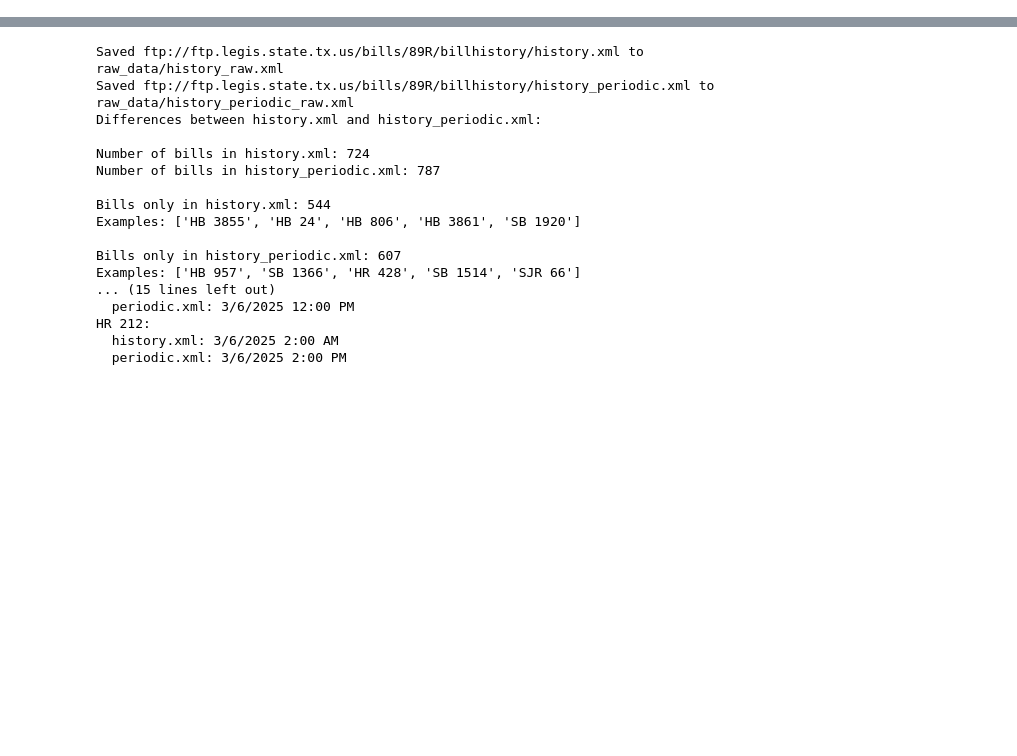
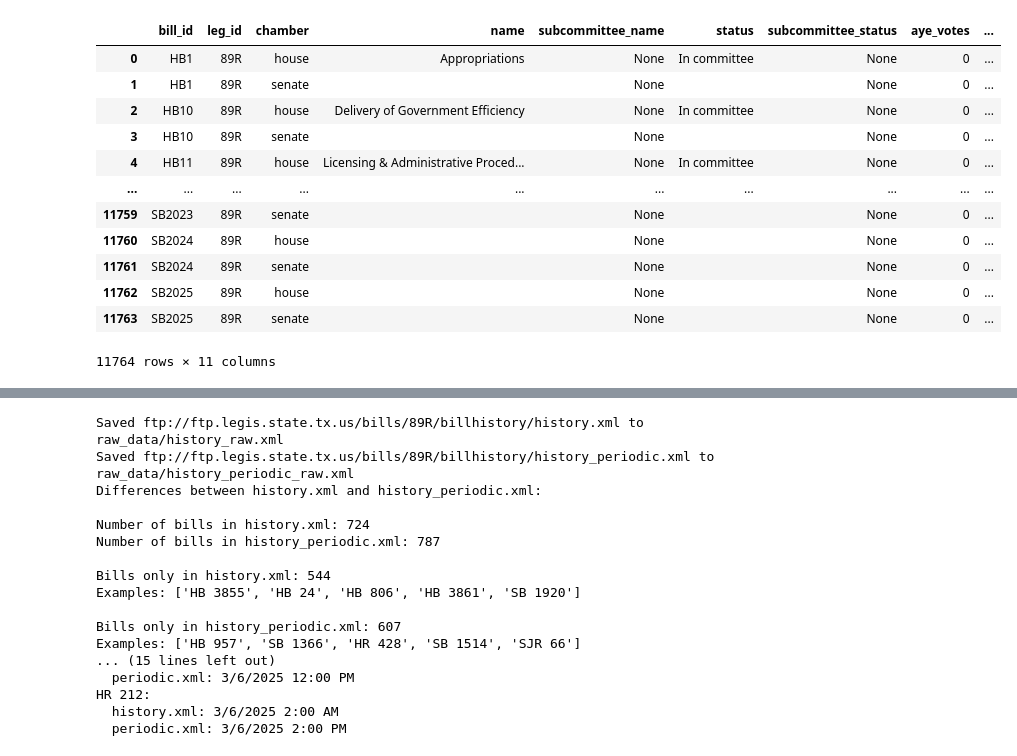
Before and after one commit to tx-spark/sparkflow, a Jupyter notebook: scraper/test_leg_api_scraper.ipynb, the cells around one changed output, grey strips where cells are left out. Saved outputs shown, nothing was run; the diff lists cells and outputs as text; code cells hidden in the pictures; blank space fills up the shorter version.

```diff
--- a/scraper/test_leg_api_scraper.ipynb
+++ b/scraper/test_leg_api_scraper.ipynb
@@ -304,0 +446,57 @@ NameError: name 'get_bill_urls' is not defined
+# %%
+def get_committees_data(raw_bills_df):
+    """
+    Extract committee data from raw bills dataframe into standardized format.
+
+    Args:
+        raw_bills_df (pd.DataFrame): DataFrame containing raw bill data
+
+    Returns:
+        pd.DataFrame: DataFrame with committee information
+    """
+    committees_data = []
+
+    for _, row in raw_bills_df.iterrows():
+        bill_id, leg_id = clean_bill_id(row['bill_id'])
+
+        # Skip if no committees
+        if not row['committees']:
+            continue
+
+        for committee in row['committees']:
+            votes = committee.get('votes', {})
+            committees_data.append({
+                'bill_id': bill_id,
+                'leg_id': leg_id,
+                'chamber': committee.get('type'),
+                'name': committee.get('name'),
+                'subcommittee_name': None,  # Not in sample data but included for schema
+                'status': committee.get('status'),
+                'subcommittee_status': None,  # Not in sample data but included for schema
+                'aye_votes': votes.get('aye', 0),
+                'nay_votes': votes.get('nay', 0),
+                'present_votes': votes.get('present_not_voting', 0),
+                'absent_votes': votes.get('absent', 0)
+            })
+
+    return pd.DataFrame(committees_data, columns=['bill_id', 'leg_id', 'chamber', 'name',
+                                                'subcommittee_name', 'status', 'subcommittee_status',
+                                                'aye_votes', 'nay_votes', 'present_votes', 'absent_votes'])
+
+committees_df = get_committees_data(raw_bills_df)
+committees_df.to_csv('raw_data/committees.csv', index=False)
+committees_df
+# %% [output]
+|  | bill_id | leg_id | chamber | name | subcommittee_name | status | subcommittee_status | aye_votes | ... |
+| 0 | HB1 | 89R | house | Appropriations | None | In committee | None | 0 | ... |
+| 1 | HB1 | 89R | senate |  | None |  | None | 0 | ... |
+| 2 | HB10 | 89R | house | Delivery of Government Efficiency | None | In committee | None | 0 | ... |
+| 3 | HB10 | 89R | senate |  | None |  | None | 0 | ... |
+| 4 | HB11 | 89R | house | Licensing & Administrative Proced... | None | In committee | None | 0 | ... |
+| ... | ... | ... | ... | ... | ... | ... | ... | ... | ... |
+| 11759 | SB2023 | 89R | senate |  | None |  | None | 0 | ... |
+| 11760 | SB2024 | 89R | house |  | None |  | None | 0 | ... |
+| 11761 | SB2024 | 89R | senate |  | None |  | None | 0 | ... |
+| 11762 | SB2025 | 89R | house |  | None |  | None | 0 | ... |
+| 11763 | SB2025 | 89R | senate |  | None |  | None | 0 | ... |
+11764 rows × 11 columns
```
Also changed, not shown: parts of 13 cells of this notebook, 11 other files.
